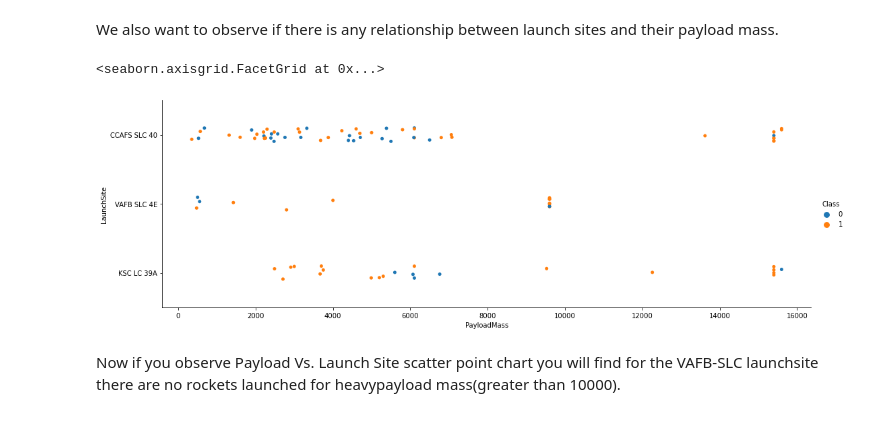
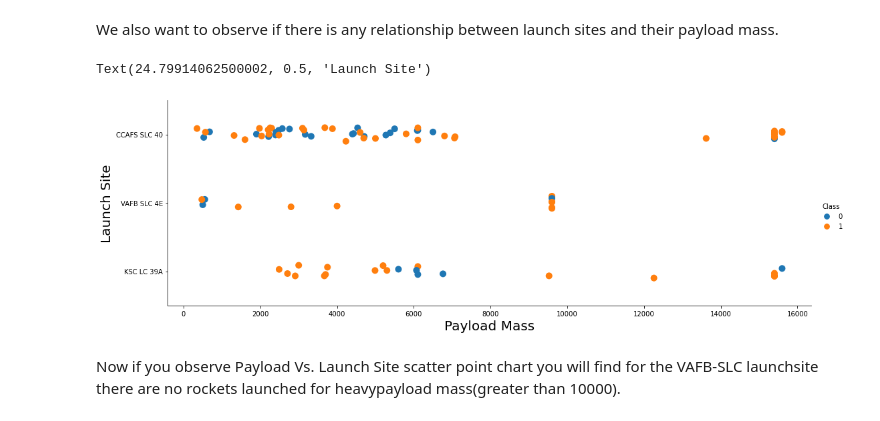
Before and after one commit to abessmer/SpaceX, a Jupyter notebook: EDA with Data Visualization.ipynb, the cells around one changed output. Cells and saved outputs as stored; diff of their text form; code cells hidden in the pictures.

```diff
--- a/EDA with Data Visualization.ipynb
+++ b/EDA with Data Visualization.ipynb
@@ -94,10 +113,12 @@ Now try to explain the patterns you found in the Flight Number vs. Launch Site s
 We also want to observe if there is any relationship between launch sites and their payload mass.
 # %%
 # Plot a scatter point chart with x axis to be Pay Load Mass (kg) and y axis to be the launch site, and hue to be the class value
-sns.catplot(y='LaunchSite', x='PayloadMass',hue='Class',data=df, aspect=3)
+sns.catplot(y='LaunchSite', x='PayloadMass',hue='Class',data=df, aspect=3, height=5, s=10)
+plt.xlabel('Payload Mass', fontsize=20)
+plt.ylabel('Launch Site', fontsize=20)
 # %% [output]
-<seaborn.axisgrid.FacetGrid at 0x...>
+Text(24.79914062500002, 0.5, 'Launch Site')
-[figure, old version]
+[figure, new version]
 # %% [markdown]
 Now if you observe Payload Vs. Launch Site scatter point chart you will find for the VAFB-SLC  launchsite there are no  rockets  launched for  heavypayload mass(greater than 10000).
 # %% [markdown]
```
Also changed, not shown: parts of 8 cells of this notebook.
